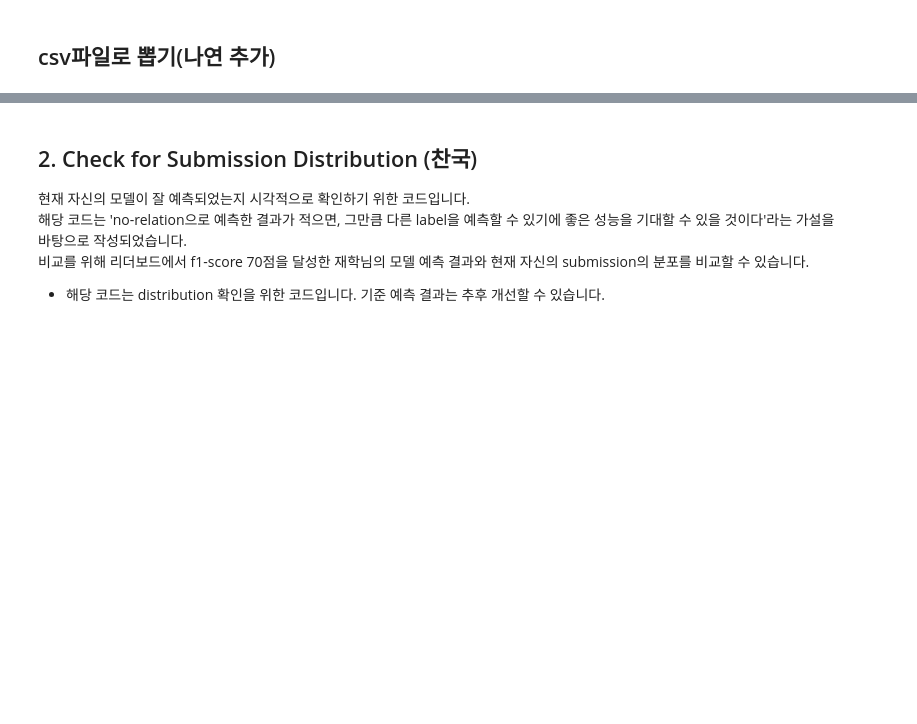
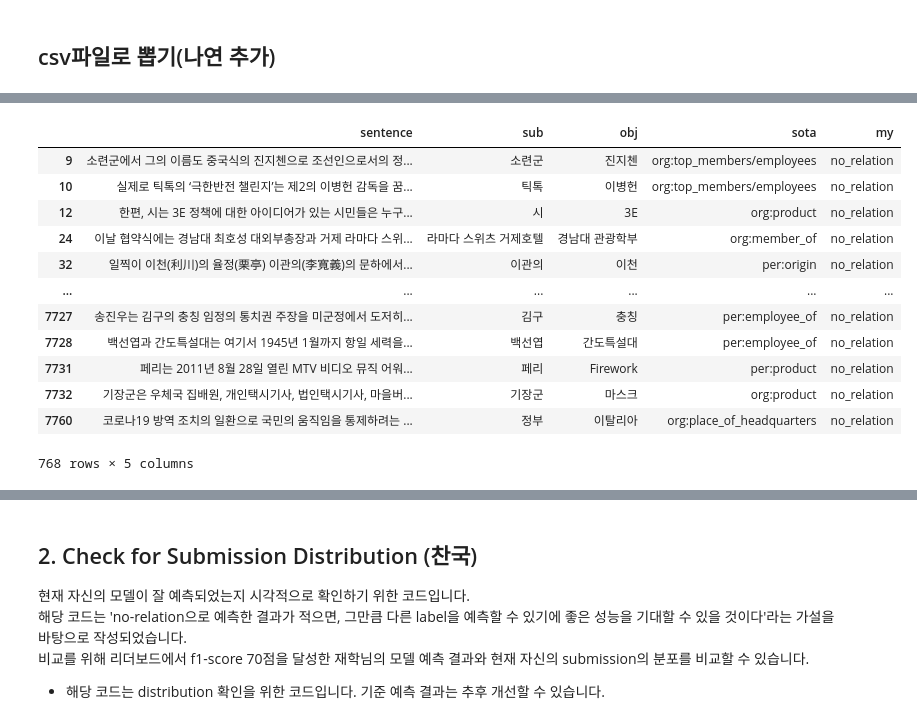
Before and after one commit to boostcampaitech3/level2-klue-level2-nlp-09, a Jupyter notebook: test_model.ipynb, the cells around one changed output, grey strips where cells are left out. Cells and saved outputs as stored; diff of their text form; code cells hidden in the pictures; blank space fills up the shorter version.

```diff
--- a/test_model.ipynb
+++ b/test_model.ipynb
@@ -83,0 +86,17 @@ diff_df
+# %%
+diff_df[diff_df['my'] == 'no_relation']
+# diff_df['my']
+# %% [output]
+|  | sentence | sub | obj | sota | my |
+| 9 | 소련군에서 그의 이름도 중국식의 진지첸으로 조선인으로서의 정... | 소련군 | 진지첸 | org:top_members/employees | no_relation |
+| 10 | 실제로 틱톡의 ‘극한반전 챌린지’는 제2의 이병헌 감독을 꿈... | 틱톡 | 이병헌 | org:top_members/employees | no_relation |
+| 12 | 한편, 시는 3E 정책에 대한 아이디어가 있는 시민들은 누구... | 시 | 3E | org:product | no_relation |
+| 24 | 이날 협약식에는 경남대 최호성 대외부총장과 거제 라마다 스위... | 라마다 스위츠 거제호텔 | 경남대 관광학부 | org:member_of | no_relation |
+| 32 | 일찍이 이천(利川)의 율정(栗亭) 이관의(李寬義)의 문하에서... | 이관의 | 이천 | per:origin | no_relation |
+| ... | ... | ... | ... | ... | ... |
+| 7727 | 송진우는 김구의 충칭 임정의 통치권 주장을 미군정에서 도저히... | 김구 | 충칭 | per:employee_of | no_relation |
+| 7728 | 백선엽과 간도특설대는 여기서 1945년 1월까지 항일 세력을... | 백선엽 | 간도특설대 | per:employee_of | no_relation |
+| 7731 | 페리는 2011년 8월 28일 열린 MTV 비디오 뮤직 어워... | 페리 | Firework | per:product | no_relation |
+| 7732 | 기장군은 우체국 집배원, 개인택시기사, 법인택시기사, 마을버... | 기장군 | 마스크 | org:product | no_relation |
+| 7760 | 코로나19 방역 조치의 일환으로 국민의 움직임을 통제하려는 ... | 정부 | 이탈리아 | org:place_of_headquarters | no_relation |
+768 rows × 5 columns
```
Also changed, not shown: parts of 6 cells of this notebook, 1 other file.
